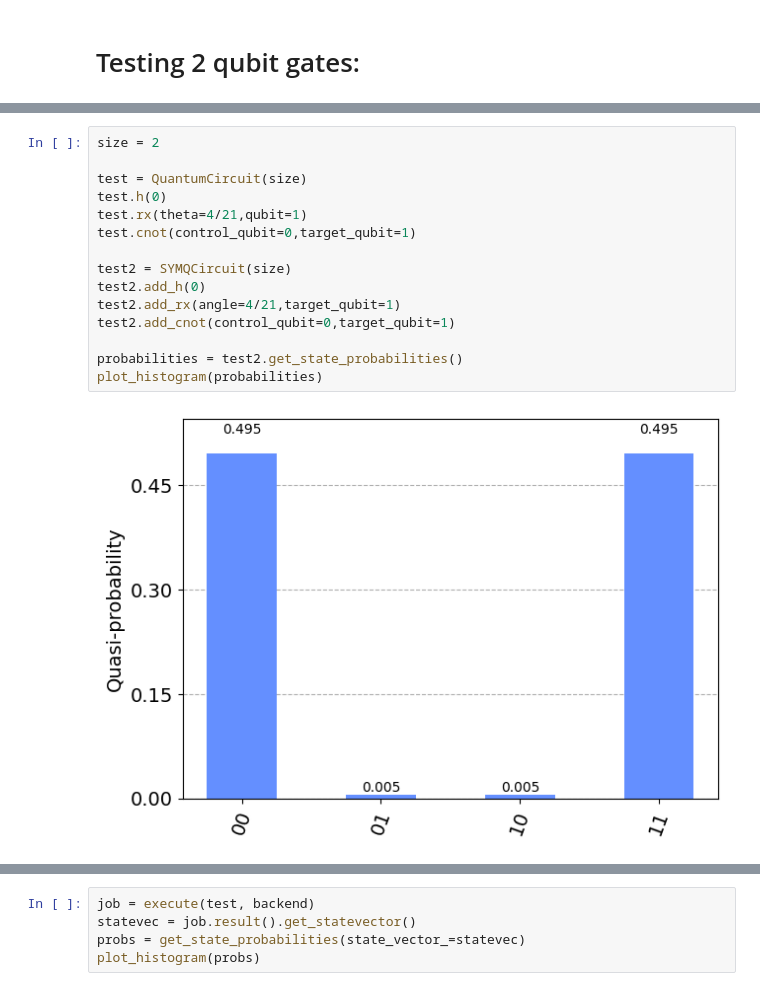
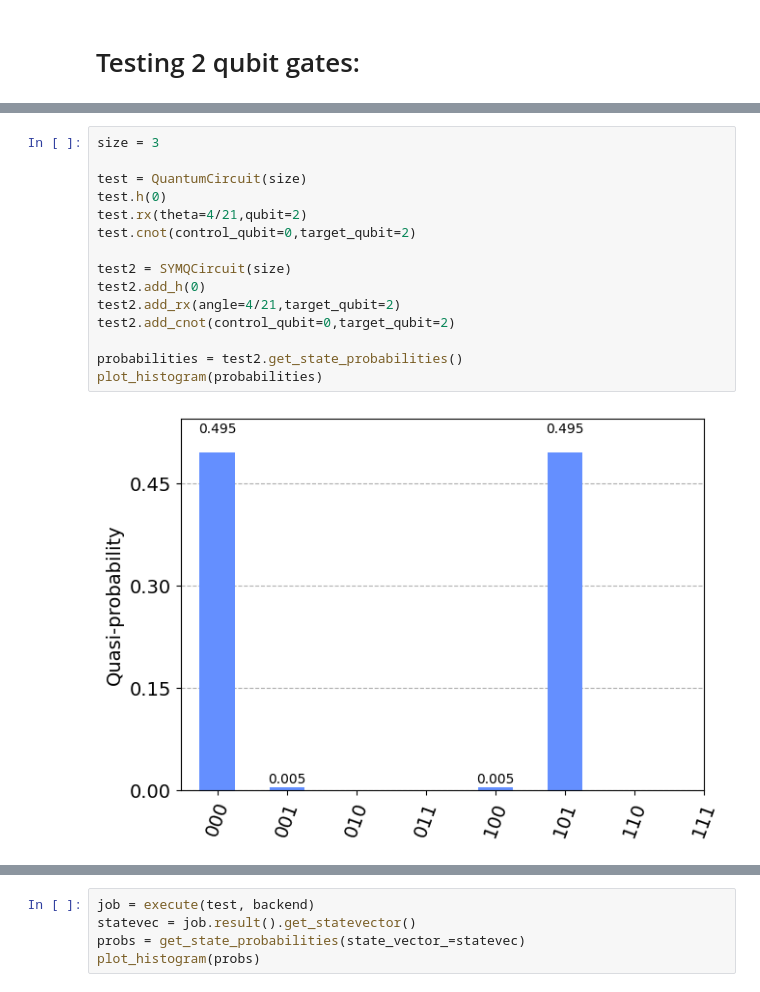
Before and after one commit to seba2390/SYMQcircuit, a Jupyter notebook: testing.ipynb, the cells around one changed output, grey strips where cells are left out. Drawn from its saved outputs; the diff is of its cells as text.

Commit message:
corrected cnot

```diff
--- a/testing.ipynb
+++ b/testing.ipynb
@@ -133,22 +135,22 @@ print(np.allclose(my_cnot,qiskit_cnot))
 # %% [output]
 True
 # %%
-size = 2
+size = 3
 
 test = QuantumCircuit(size)
 test.h(0)
-test.rx(theta=4/21,qubit=1)
-test.cnot(control_qubit=0,target_qubit=1)
+test.rx(theta=4/21,qubit=2)
+test.cnot(control_qubit=0,target_qubit=2)
 
 test2 = SYMQCircuit(size)
 test2.add_h(0)
-test2.add_rx(angle=4/21,target_qubit=1)
-test2.add_cnot(control_qubit=0,target_qubit=1)
+test2.add_rx(angle=4/21,target_qubit=2)
+test2.add_cnot(control_qubit=0,target_qubit=2)
 
 probabilities = test2.get_state_probabilities()
 plot_histogram(probabilities)
 # %% [output]
-[figure, old version]
+[figure, new version]
 # %%
 job = execute(test, backend)
 statevec = job.result().get_statevector()
```
Also changed, not shown: parts of 9 cells of this notebook, 1 other file.
